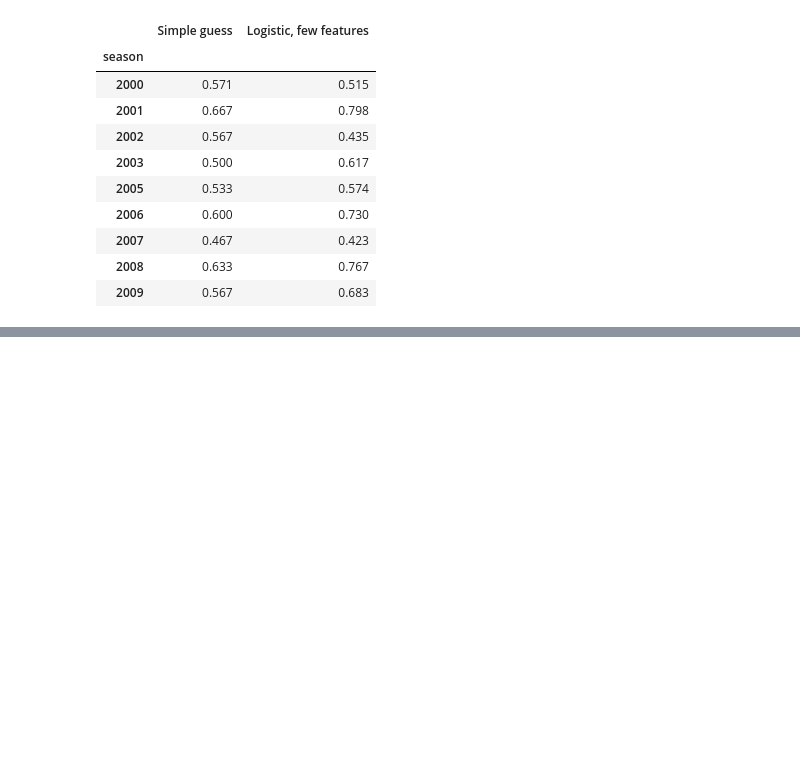
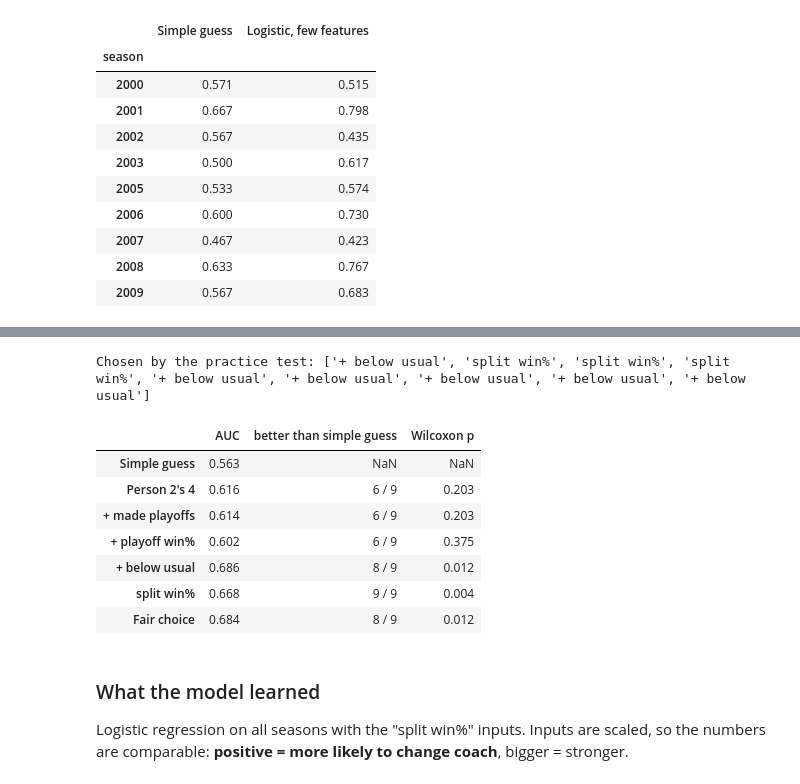
Before and after one commit to up202303702/AC, a Jupyter notebook: notebooks/03_modeling.ipynb, the cells around one changed output, grey strips where cells are left out. Cells and saved outputs as stored; diff of their text form; code cells hidden in the pictures; blank space fills up the shorter version.

```diff
--- a/notebooks/03_modeling.ipynb
+++ b/notebooks/03_modeling.ipynb
@@ -422,0 +612,4 @@ dtype: float64
+# %%
+simple_b_auc = evaluate_by_season(team_table_w_coaches, lambda train, test: (test["last_made_playoffs"] == 0).astype(int),
+                                  coach_auc, seasons)
+print("Simple guess, AUC:", round(simple_b_auc["score"].mean(), 3))
@@ -422,0 +674,47 @@ dtype: float64
+# %%
+P2 = FEW_FEATURES_B
+input_sets_b = {
+    "Person 2's 4": P2,
+    "+ made playoffs": P2 + ["last_made_playoffs"],
+    "+ playoff win%": P2 + ["last_made_playoffs", "last_coach_po_win_pct"],
+    "+ below usual": P2 + ["last_made_playoffs", "last_coach_po_win_pct", "pts_vs_usual"],
+    "split win%": ["coach_seasons", "last_coach_reg_win_pct", "last_coach_po_win_pct", "last_made_playoffs",
+                   "last_pts_vs_avg", "last_season_coaches", "pts_vs_usual"],
+}
+candidates_b = {name: model_predict(logistic_regression, f) for name, f in input_sets_b.items()}
+
+chosen_b = []
+def fair_choice_b(train, test):
+    best, _ = pick_with_practice_test(train, candidates_b, coach_auc, lower_is_better=False)
+    chosen_b.append(best)
+    return candidates_b[best](train, test)
+
+results_b = {"Simple guess": simple_b_auc}
+for name, predict in candidates_b.items():
+    results_b[name] = evaluate_by_season(b_table, predict, coach_auc, seasons)
+results_b["Fair choice"] = evaluate_by_season(b_table, fair_choice_b, coach_auc, seasons)
+
+from scipy.stats import wilcoxon
+rows = {}
+for name, r in results_b.items():
+    row = {"AUC": round(r["score"].mean(), 3)}
+    if name != "Simple guess":
+        row["better than simple guess"] = f'{(r["score"].values > simple_b_auc["score"].values).sum()} / 9'
+        row["Wilcoxon p"] = round(wilcoxon(r["score"], simple_b_auc["score"]).pvalue, 3)
+    rows[name] = row
+print("Chosen by the practice test:", chosen_b)
+pd.DataFrame(rows).T
+# %% [output]
+Chosen by the practice test: ['+ below usual', 'split win%', 'split win%', 'split win%', '+ below usual', '+ below usual', '+ below usual', '+ below usual', '+ below usual']
+|  | AUC | better than simple guess | Wilcoxon p |
+| Simple guess | 0.563 | NaN | NaN |
+| Person 2's 4 | 0.616 | 6 / 9 | 0.203 |
+| + made playoffs | 0.614 | 6 / 9 | 0.203 |
+| + playoff win% | 0.602 | 6 / 9 | 0.375 |
+| + below usual | 0.686 | 8 / 9 | 0.012 |
+| split win% | 0.668 | 9 / 9 | 0.004 |
+| Fair choice | 0.684 | 8 / 9 | 0.012 |
+# %% [markdown]
+### What the model learned
+
+Logistic regression on all seasons with the "split win%" inputs. Inputs are scaled, so the numbers are comparable: **positive = more likely to change coach**, bigger = stronger.
```
Also changed, not shown: parts of 27 cells of this notebook, 16 other files.
